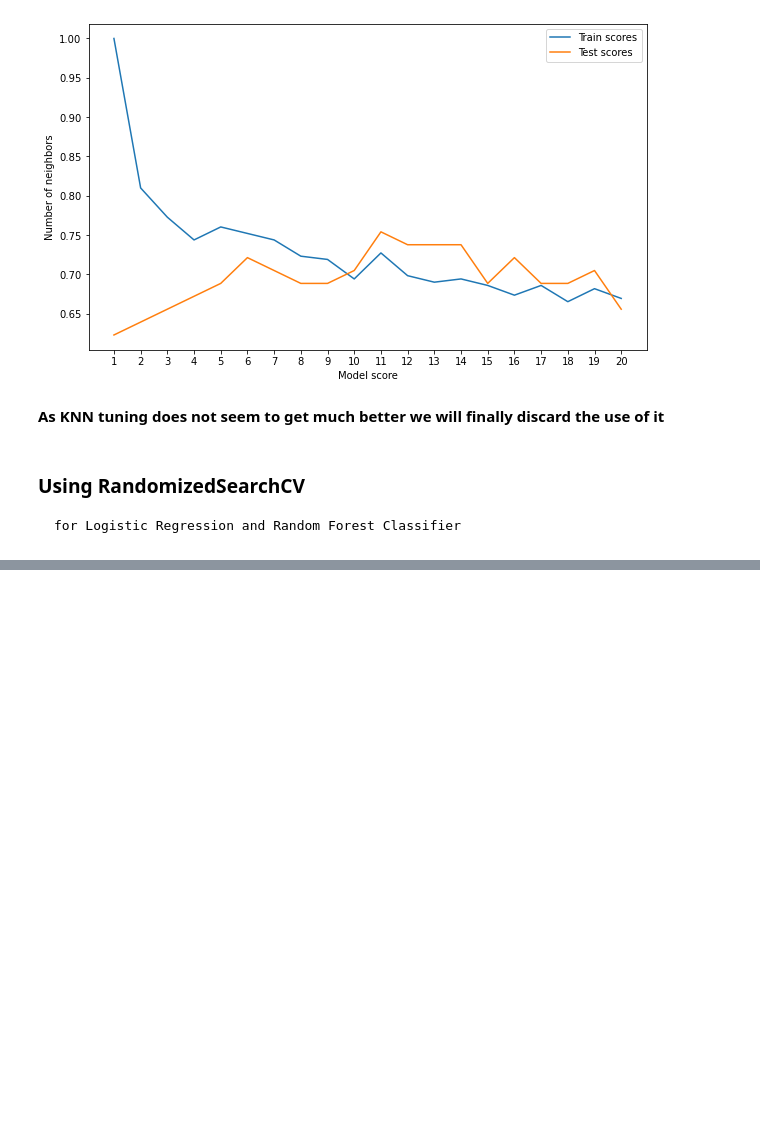
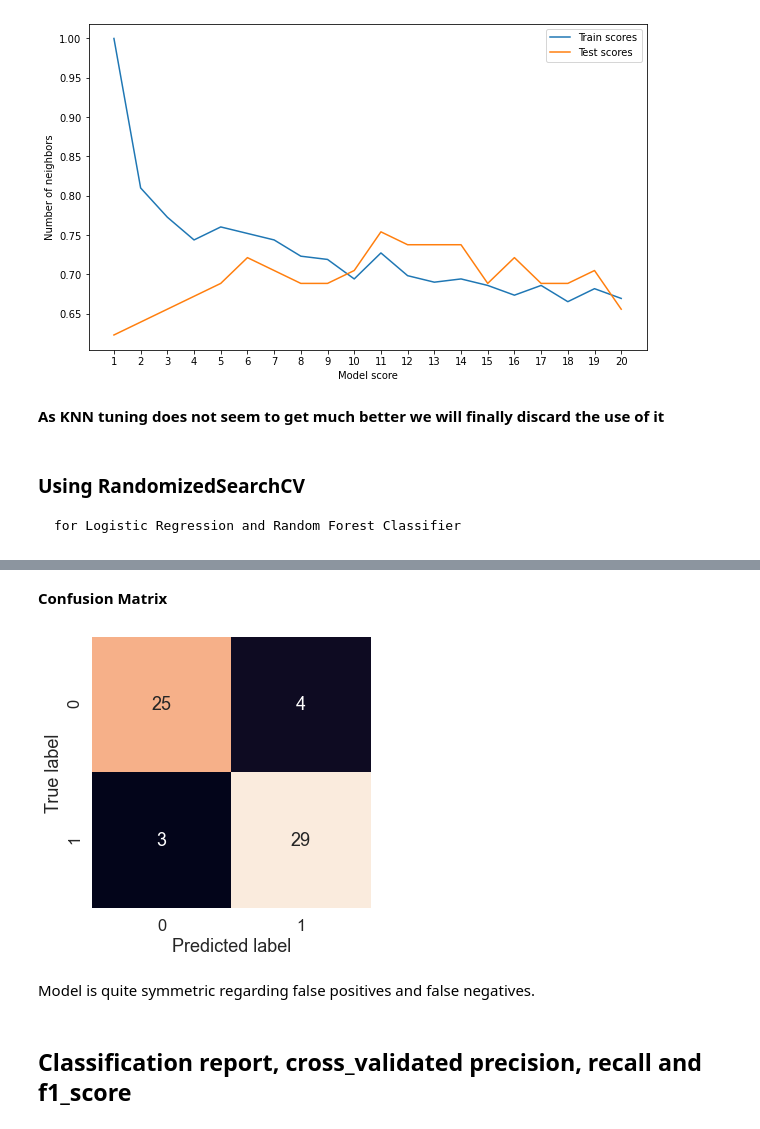
Before and after one commit to nachozobian/heart-disease-predictor, a Jupyter notebook: Heart-Disease-Classification-Predictor.ipynb, the cells around one changed output, grey strips where cells are left out. Saved outputs shown, nothing was run; the diff lists cells and outputs as text; code cells hidden in the pictures; blank space fills up the shorter version.

```diff
--- a/Heart-Disease-Classification-Predictor.ipynb
+++ b/Heart-Disease-Classification-Predictor.ipynb
@@ -410,0 +519,2 @@ Maximum KNN score on the test data is 0.7540983606557377
+# %%
+y_preds = gs_log_reg.predict(X_test)
@@ -410,0 +525,19 @@ Maximum KNN score on the test data is 0.7540983606557377
+# %% [markdown]
+**Confusion Matrix**
+# %%
+sns.set(font_scale = 1.5)
+def plot_conf_matrix(y_test, y_preds):
+    fig, ax = plt.subplots(figsize= (5,5))
+    ax = sns.heatmap(confusion_matrix(y_test, y_preds),
+                    annot = True,
+                    cbar=False)
+    plt.xlabel("Predicted label")
+    plt.ylabel("True label")
+
+plot_conf_matrix(y_test, y_preds)
+# %% [output]
+[figure, added]
+# %% [markdown]
+Model is quite symmetric regarding false positives and false negatives.
+# %% [markdown]
+## Classification report, cross_validated precision, recall and f1_score
```
Also changed, not shown: parts of 19 cells of this notebook.
